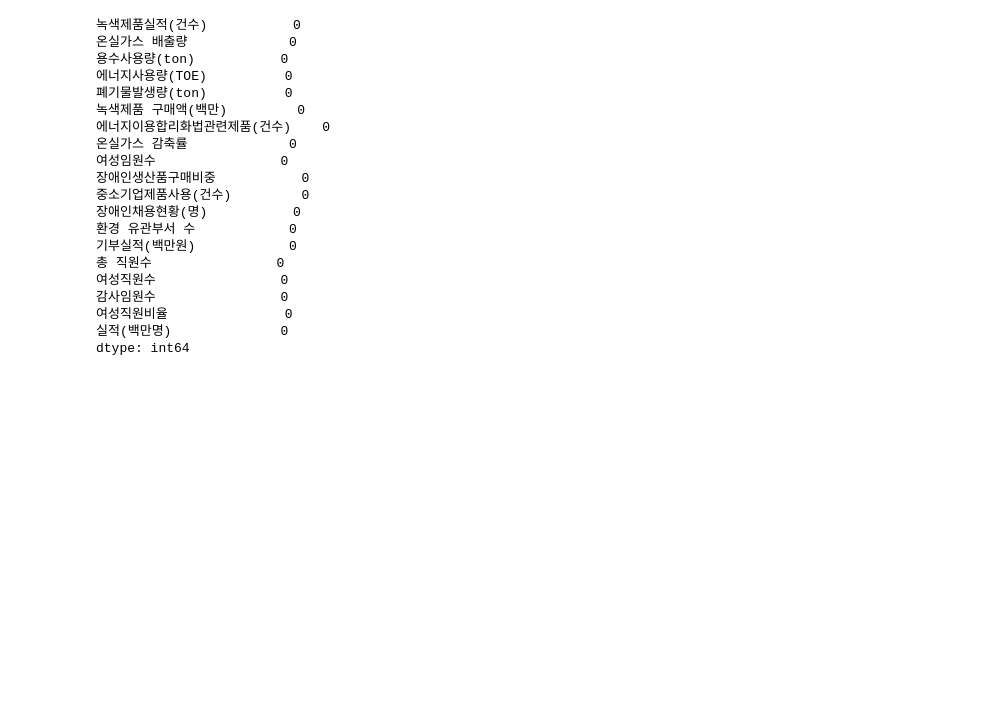
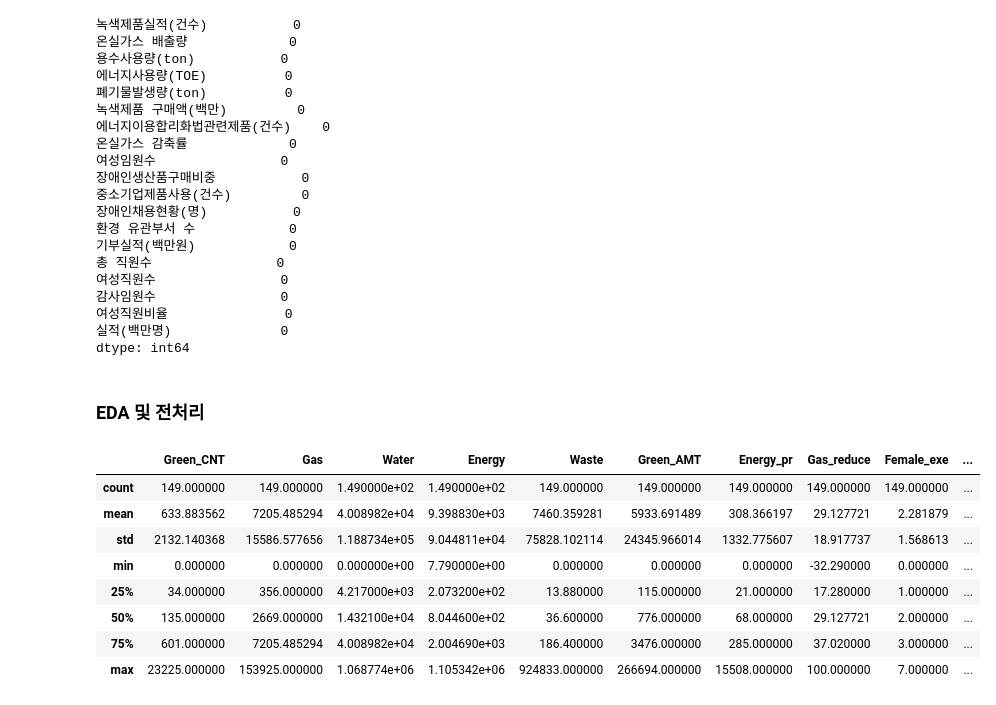
Before and after one commit to dev-gw/Procurement_analysis, a Jupyter notebook: DS_gw.ipynb, the cells around one changed output. Cells and saved outputs as stored; diff of their text form; code cells hidden in the pictures; blank space fills up the shorter version.

```diff
--- a/DS_gw.ipynb
+++ b/DS_gw.ipynb
@@ -102,2 +107,16 @@ dtype: int64
 data.columns = ['Green_CNT','Gas','Water','Energy','Waste','Green_AMT','Energy_pr','Gas_reduce','Female_exe',
                 'Disabled_pr','Small_CNT','Disabled_CNT','Env','Donation','Member','Female_member','Auditor','Female_RTO','Target' ]
+# %% [markdown]
+### **EDA 및 전처리**
+# %%
+data.describe()
+# %% [output]
+|  | Green_CNT | Gas | Water | Energy | Waste | Green_AMT | Energy_pr | Gas_reduce | Female_exe | ... |
+| count | 149.000000 | 149.000000 | 1.490000e+02 | 1.490000e+02 | 149.000000 | 149.000000 | 149.000000 | 149.000000 | 149.000000 | ... |
+| mean | 633.883562 | 7205.485294 | 4.008982e+04 | 9.398830e+03 | 7460.359281 | 5933.691489 | 308.366197 | 29.127721 | 2.281879 | ... |
+| std | 2132.140368 | 15586.577656 | 1.188734e+05 | 9.044811e+04 | 75828.102114 | 24345.966014 | 1332.775607 | 18.917737 | 1.568613 | ... |
+| min | 0.000000 | 0.000000 | 0.000000e+00 | 7.790000e+00 | 0.000000 | 0.000000 | 0.000000 | -32.290000 | 0.000000 | ... |
+| 25% | 34.000000 | 356.000000 | 4.217000e+03 | 2.073200e+02 | 13.880000 | 115.000000 | 21.000000 | 17.280000 | 1.000000 | ... |
+| 50% | 135.000000 | 2669.000000 | 1.432100e+04 | 8.044600e+02 | 36.600000 | 776.000000 | 68.000000 | 29.127721 | 2.000000 | ... |
+| 75% | 601.000000 | 7205.485294 | 4.008982e+04 | 2.004690e+03 | 186.400000 | 3476.000000 | 285.000000 | 37.020000 | 3.000000 | ... |
+| max | 23225.000000 | 153925.000000 | 1.068774e+06 | 1.105342e+06 | 924833.000000 | 266694.000000 | 15508.000000 | 100.000000 | 7.000000 | ... |
```
Also changed, not shown: parts of 11 cells of this notebook.
